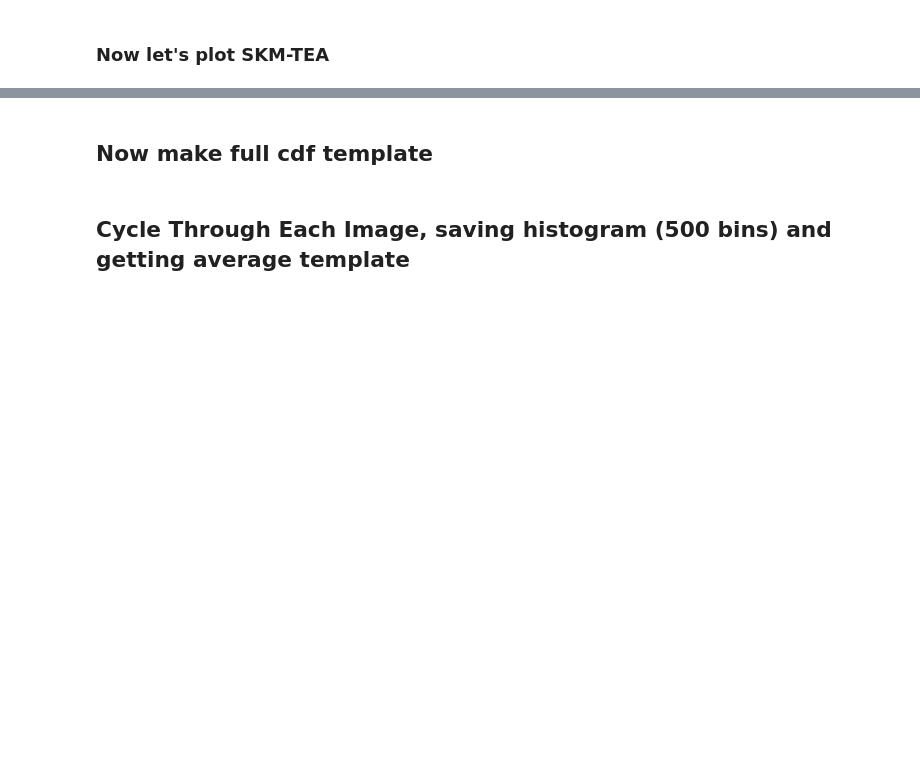
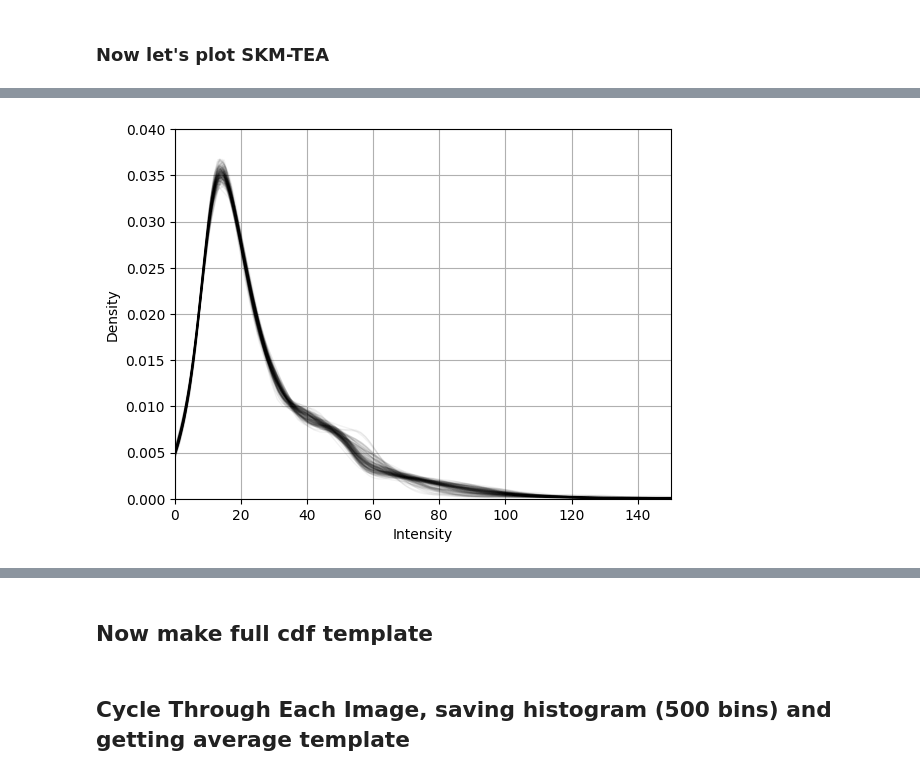
Before and after one commit to oliverjm1/mri_normalisation, a Jupyter notebook: methods/calculate_histogram_template.ipynb, the cells around one changed output, grey strips where cells are left out. Cells and saved outputs as stored; diff of their text form; code cells hidden in the pictures; blank space fills up the shorter version.

```diff
--- a/methods/calculate_histogram_template.ipynb
+++ b/methods/calculate_histogram_template.ipynb
@@ -160,30 +192,32 @@ plt.show()
 # %%
 # plot transformed skmtea histograms
 fig, ax = plt.subplots(dpi=100)
 for path in tqdm(skmtea_files):
     image = sitk.ReadImage(path)
     image = sitk.GetArrayFromImage(image)
 
     # turn to tio subject
     sample = tio.Subject(
         mri=tio.ScalarImage(tensor=np.expand_dims(image, axis=0))
     )
 
     standard = histogram_transform(sample)
     tensor = standard.mri.data
     values = tensor.numpy().ravel()
 
     # get sample of values
-    sample = np.random.choice(values, 100000)
+    sample = np.random.choice(values, 10000)
     plot_histogram(ax, sample)
 
 ax.set_xlabel('Intensity')
 ax.set_ylabel('Density')
 ax.set_xlim(0, 150)
 ax.set_ylim(0, 0.04)
 ax.grid()
 plt.savefig('skmtea_transformed_histograms.pdf', format='pdf', bbox_inches='tight')
 plt.show()
+# %% [output]
+[figure, added]
 # %%
 from src.utils import z_score_norm
 import matplotlib.lines as mlines
```
Also changed, not shown: parts of 14 cells of this notebook, 5 other files.
